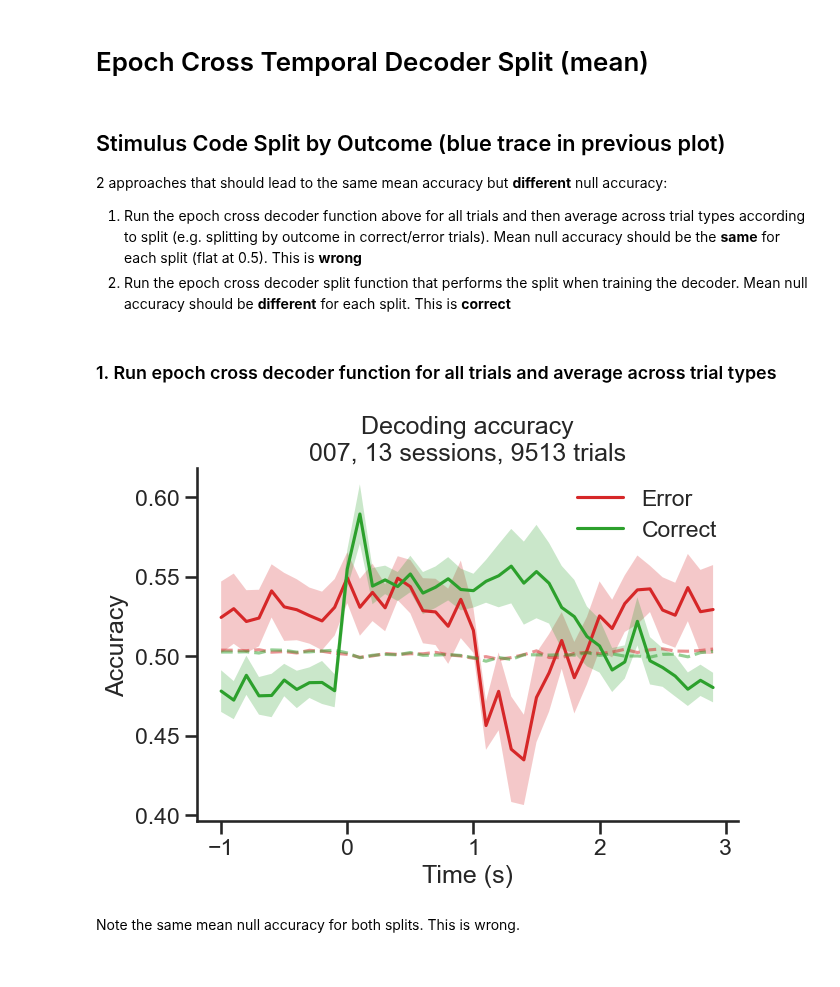
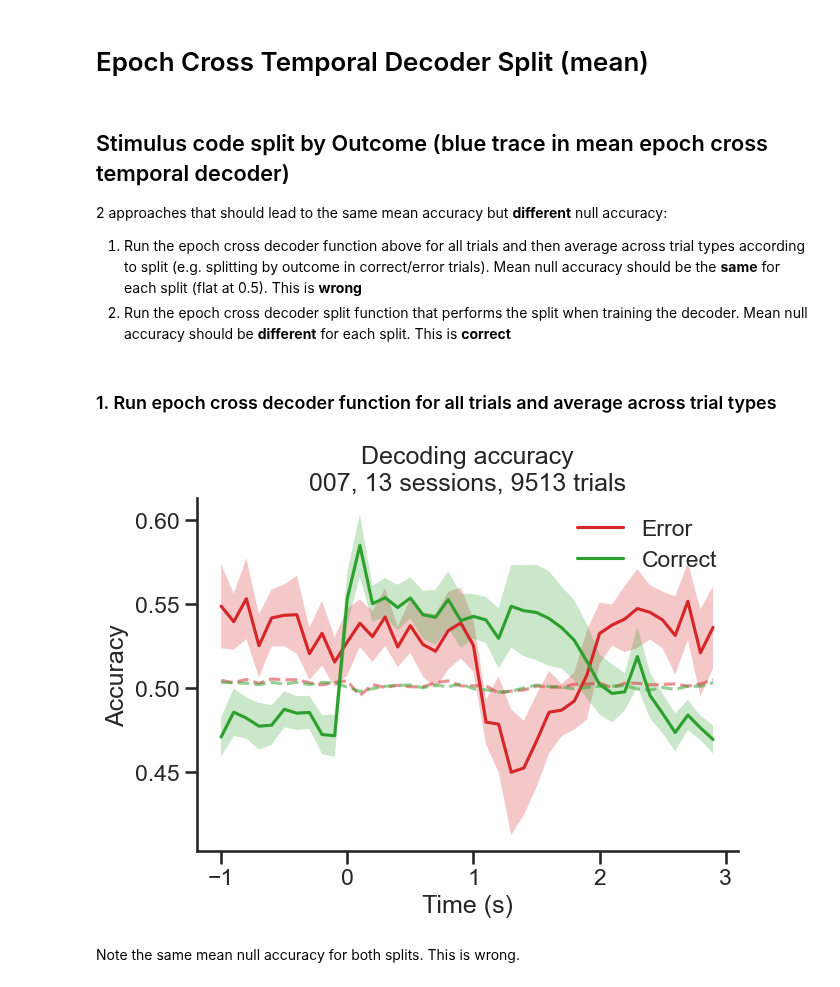
Before and after one commit to 3leni0n/PycharmProjects, a Jupyter notebook: ephys/decoder/notebook.ipynb, the cells around one changed output. Saved outputs shown, nothing was run; the diff lists cells and outputs as text; code cells hidden in the pictures.

Commit message:
Cleaned code, removed redundant code, merged all mean decoders in a  single function, compute accuracy per trial instead of per fold

```diff
--- a/ephys/decoder/notebook.ipynb
+++ b/ephys/decoder/notebook.ipynb
@@ -185,6 +220,6 @@ Text(0.5, 1.0, 'Decoding accuracy\n 007, 13 sessions, 9513 trials')
 # %%
 %%time
 # Run mean epoch cross decoder across sessions
-# results_stim = mean_decoder(kind='epoch', epoch='stim', save=True, plot=False)
-# results_delay = mean_decoder(kind='epoch', epoch='delay', save=True, plot=False)
-# results_resp = mean_decoder(kind='epoch', epoch='resp', save=True, plot=False)
+results_stim = mean_decoder(kind='epoch', epoch='stim', save=True)
+results_delay = mean_decoder(kind='epoch', epoch='delay', save=True)
+results_resp = mean_decoder(kind='epoch', epoch='resp', save=True)
@@ -214,7 +247,7 @@ Text(0.5, 1.0, 'Decoding accuracy\n007, 13 sessions, 9513 trials')
 # %% [markdown]
 # Epoch Cross Temporal Decoder Split (mean)
 # %% [markdown]
-## Stimulus Code Split by Outcome (blue trace in previous plot)
+## Stimulus code split by Outcome (blue trace in mean epoch cross temporal decoder)
 2 approaches that should lead to the same mean accuracy but **different** null accuracy:
 1. Run the epoch cross decoder function above for all trials and then average across trial types according to split (e.g. splitting by outcome in correct/error trials). Mean null  accuracy should be the **same** for each split (flat at 0.5). This is **wrong**
 2. Run the epoch cross decoder split function that performs the split when training the decoder. Mean null accuracy should be **different** for each split. This is **correct**
@@ -232,48 +265,49 @@ indexes = [get_trial_indexes(behavior[i], condition='outcome') for i in range(le
 # indexes = [[h, e] for h, e in zip(hits, errors)]
 
 # Error trials
-acc_mean_error = [np.mean(results_stim['acc'][i][indexes[i][0]], axis=0) for i in range(len(results_stim['acc']))]
+acc_mean_error = [np.nanmean(results_stim['acc'][i][indexes[i][0]], axis=0) for i in range(len(results_stim['acc']))]
 acc_mean_error = np.array(acc_mean_error)
-acc_sem_error = sem(acc_mean_error, axis=0)
+acc_sem_error = sem(acc_mean_error, axis=0, nan_policy='omit')
 acc_mean_error = np.mean(acc_mean_error, axis=0)
-acc_null_mean_error = [np.mean(results_stim['acc_null'][i][indexes[i][0]], axis=(0, 2)) for i in range(len(results_stim['acc_null']))]
+acc_null_mean_error = [np.nanmean(results_stim['acc_null'][i][indexes[i][0]], axis=(0, 2)) for i in range(len(results_stim['acc_null']))]
 acc_null_mean_error = np.array(acc_null_mean_error)
-acc_null_mean_error = np.mean(acc_null_mean_error, axis=0)
+acc_null_mean_error = np.nanmean(acc_null_mean_error, axis=0)
 
 # Correct trials
-acc_mean_correct = [np.mean(results_stim['acc'][i][indexes[i][1]], axis=0) for i in range(len(results_stim['acc']))]
+acc_mean_correct = [np.nanmean(results_stim['acc'][i][indexes[i][1]], axis=0) for i in range(len(results_stim['acc']))]
 acc_mean_correct = np.array(acc_mean_correct)
-acc_sem_correct = sem(acc_mean_correct, axis=0)
-acc_mean_correct = np.mean(acc_mean_correct, axis=0)
-acc_null_mean_correct = [np.mean(results_stim['acc_null'][i][indexes[i][1]], axis=(0, 2)) for i in range(len(results_stim['acc_null']))]
+acc_sem_correct = sem(acc_mean_correct, axis=0, nan_policy='omit')
+acc_mean_correct = np.nanmean(acc_mean_correct, axis=0)
+acc_null_mean_correct = [np.nanmean(results_stim['acc_null'][i][indexes[i][1]], axis=(0, 2)) for i in range(len(results_stim['acc_null']))]
 acc_null_mean_correct = np.array(acc_null_mean_correct)
-acc_null_mean_correct = np.mean(acc_null_mean_correct, axis=0)
+acc_null_mean_correct = np.nanmean(acc_null_mean_correct, axis=0)
 
 plt.figure(constrained_layout=True)
 
 # Error trials
 plt.plot(results_stim['bins'][:-1], acc_mean_error, color='tab:red', label='Error')
 plt.fill_between(results_stim['bins'][:-1], acc_mean_error - acc_sem_error,
                  acc_mean_error + acc_sem_error, color='tab:red', edgecolor='none',
                  alpha=0.25)
 plt.plot(results_stim['bins'][:-1], acc_null_mean_error, color='tab:red', ls='--', alpha=0.5)
 
 # Correct trials
 plt.plot(results_stim['bins'][:-1], acc_mean_correct, color='tab:green', label='Correct')
 plt.fill_between(results_stim['bins'][:-1], acc_mean_correct - acc_sem_correct,
                  acc_mean_correct + acc_sem_correct, color='tab:green', edgecolor='none',
                  alpha=0.25)
 plt.plot(results_stim['bins'][:-1], acc_null_mean_correct, color='tab:green', ls='--', alpha=0.5)
 
+n_sessions = len(results_stim['acc'])
 n_trials = np.sum([results_stim['acc'][i].shape[0] for i in range(len(results_stim['acc']))])
 plt.title(f'Decoding accuracy\n'
-          f'{subject}, {len(results_stim["acc"])} sessions, {n_trials} trials')
+          f'{subject}, {n_sessions} sessions, {n_trials} trials')
 plt.xlabel('Time (s)')
 plt.ylabel('Accuracy')
 plt.legend(frameon=False)
 sns.despine()
 # %% [output]
-[figure, old version]
+[figure, new version]
 # %% [markdown]
 Note the same mean null accuracy for both splits. This is wrong.
 # %% [markdown]
```
Also changed, not shown: parts of 25 cells of this notebook, 1 other file.
